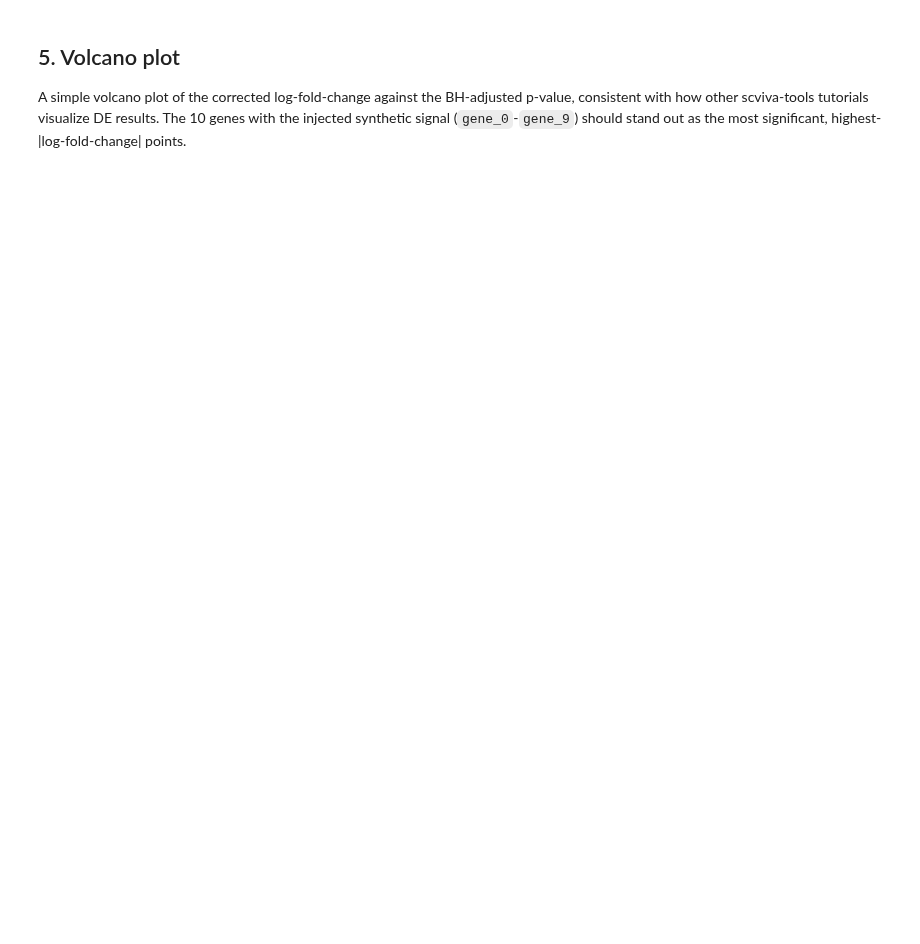
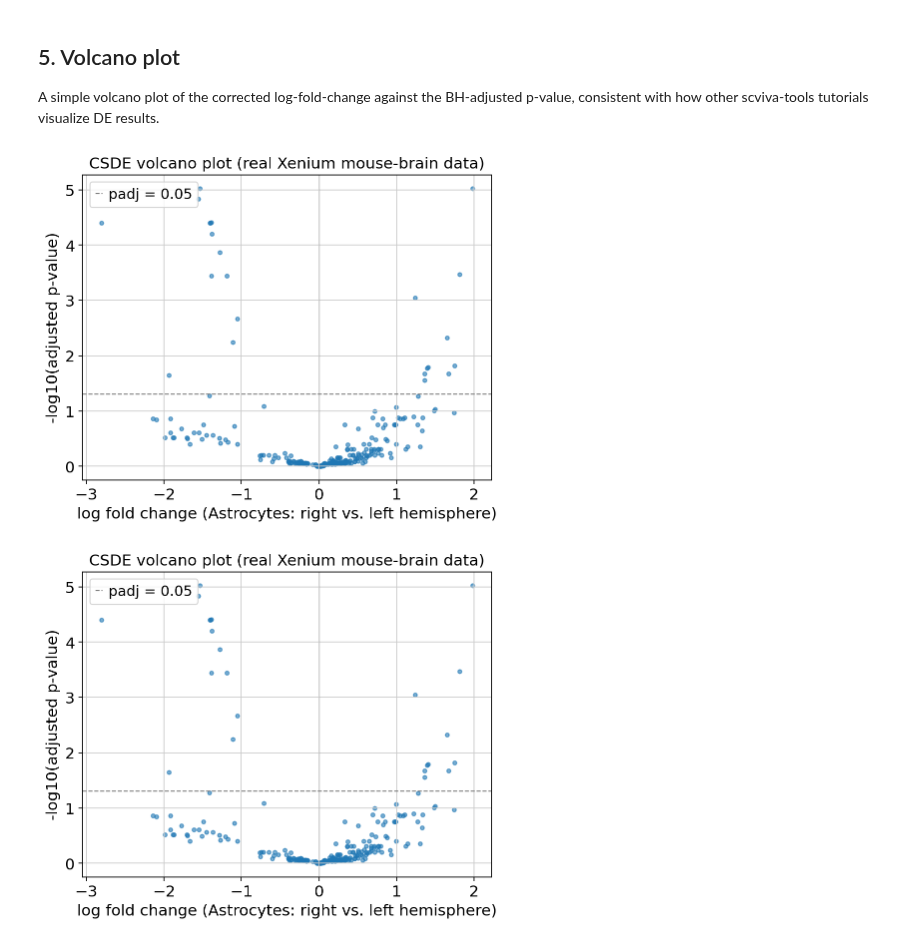
Before and after one commit to YosefLab/spatialvi-tools, a Jupyter notebook: docs/tutorials/CSDE_tutorial.ipynb, the cells around one changed output. Drawn from its saved outputs; the diff is of its cells as text; code cells hidden in the pictures; blank space fills up the shorter version.

```diff
--- a/docs/tutorials/CSDE_tutorial.ipynb
+++ b/docs/tutorials/CSDE_tutorial.ipynb
@@ -81,0 +105,4 @@ adata.obs[["cell_type", "spatial_group", "population", "center_x", "center_y"]].
+# %%
+adata.obsm["resolvi_celltypes"] = resolvi_model.predict(adata, num_samples=3, soft=True)
+adata.obs["resolvi_predicted"] = adata.obsm["resolvi_celltypes"].idxmax(axis=1)
+sc.pl.spatial(adata, color=["predicted_celltype", "resolvi_predicted"], spot_size=30)
@@ -81,0 +127,7 @@ adata.obs[["cell_type", "spatial_group", "population", "center_x", "center_y"]].
+# %%
+adata.obs["population"] = (
+    adata.obs["predicted_celltype"].astype(str) + "_" + adata.obs["hemisphere"].astype(str)
+)
+cell_pop_a = f"{target_cell_type}_left"  # reference
+cell_pop_b = f"{target_cell_type}_right"  # target
+cell_pop_a, cell_pop_b
@@ -88,10 +142,8 @@ n_validate = 300
 validate_idx = rng.choice(adata.n_obs, size=n_validate, replace=False)
 adata_gt = adata[validate_idx].copy()
 
-# Stand-in for real manual validation (upstream CSDE's export.py + annotate.py UI, not
-# ported here): treat the existing automated label as ground truth. On real data, replace
-# this with an actually-validated `is_correct` column from upstream CSDE's annotation
-# workflow.
-adata_gt.obs["is_correct"] = True
+adata_gt.obs["is_correct"] = (
+    adata_gt.obs["predicted_celltype"].astype(str) == adata_gt.obs["resolvi_predicted"].astype(str)
+)
 adata_gt.obs["sampling_weight"] = 1.0
-adata_gt
+adata_gt.obs["is_correct"].value_counts()
@@ -102,7 +159,4 @@ We compare `Macrophage` cells in `region_A` (reference) against `Macrophage` cel
 # %%
-cell_pop_a = "Macrophage_region_A"  # reference
-cell_pop_b = "Macrophage_region_B"  # target
-
 analysis = CSDEAnalysis(
     adata_pred=adata,
     adata_gt=adata_gt,
@@ -110,6 +164,7 @@ analysis = CSDEAnalysis(
     cell_pop_a=cell_pop_a,
     cell_pop_b=cell_pop_b,
     gt_key="is_correct",
+    layer_name="counts",
 )
 analysis.fit(noise_model="poisson", optimizer="lbfgs")
 results = analysis.test_differential_expression()
@@ -117,20 +191,23 @@ results.sort_values("p_value_adj").head(20)
 # %% [markdown]
 ## 5. Volcano plot
 
-A simple volcano plot of the corrected log-fold-change against the BH-adjusted p-value, consistent with how other scviva-tools tutorials visualize DE results. The 10 genes with the injected synthetic signal (`gene_0`-`gene_9`) should stand out as the most significant, highest-|log-fold-change| points.
+A simple volcano plot of the corrected log-fold-change against the BH-adjusted p-value, consistent with how other scviva-tools tutorials visualize DE results.
 # %%
 neglog10_padj = -np.log10(results["p_value_adj"].clip(lower=1e-300))
 
 fig, ax = plt.subplots(figsize=(6, 5))
 ax.scatter(results["log_fold_change"], neglog10_padj, s=12, alpha=0.6, color="tab:blue")
 ax.axhline(-np.log10(0.05), color="grey", linestyle="--", linewidth=1, label="padj = 0.05")
 ax.axvline(0, color="grey", linestyle="-", linewidth=0.5)
-ax.set_xlabel("log fold change (Macrophage: region_B vs. region_A)")
+ax.set_xlabel(f"log fold change ({target_cell_type}: right vs. left hemisphere)")
 ax.set_ylabel("-log10(adjusted p-value)")
-ax.set_title("CSDE volcano plot (synthetic data)")
+ax.set_title("CSDE volcano plot (real Xenium mouse-brain data)")
 ax.legend()
 fig.tight_layout()
 fig
+# %% [output]
+[figure, added]
+[figure, added]
 # %% [markdown]
 ## Closing notes
 
```
Also changed, not shown: parts of 25 cells of this notebook.
